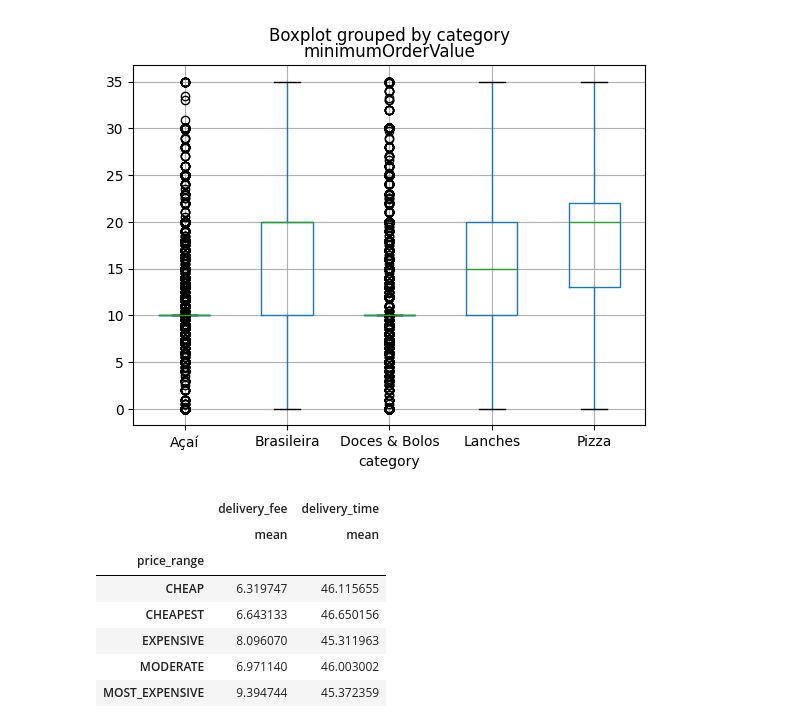
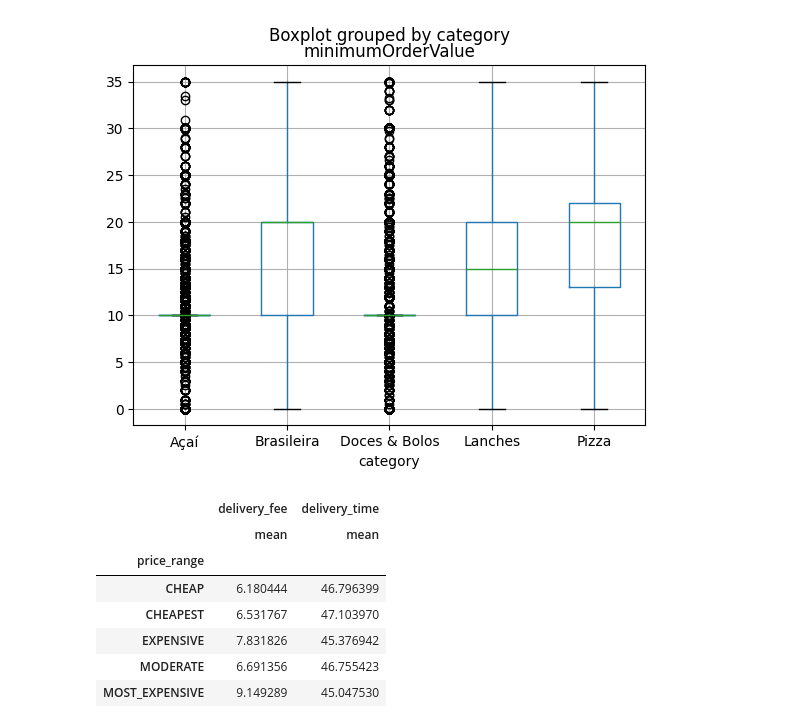
Before and after one commit to Laurentius96/DNC-DataScience, a Jupyter notebook: Materia_7-Estatistica/Aulas/DNC_DSM7_Material_medidas_estatisticas.ipynb, the cells around one changed output. Saved outputs shown, nothing was run; the diff lists cells and outputs as text; code cells hidden in the pictures.

```diff
--- a/Materia_7-Estatistica/Aulas/DNC_DSM7_Material_medidas_estatisticas.ipynb
+++ b/Materia_7-Estatistica/Aulas/DNC_DSM7_Material_medidas_estatisticas.ipynb
@@ -1017,14 +1016,14 @@ df_tmp.boxplot(column="minimumOrderValue", by="category")
 <Axes: title={'center': 'minimumOrderValue'}, xlabel='category'>
 [figure]
 # %%
-df.groupby("price_range")[["delivery_fee", "delivery_time"]].agg(["mean"])
+df_tmp.groupby("price_range")[["delivery_fee", "delivery_time"]].agg(["mean"])
 # %% [output]
 |  | delivery_fee | delivery_time |
 |  | mean | mean |
 | price_range |  |  |
-| CHEAP | 6.319747 | 46.115655 |
-| CHEAPEST | 6.643133 | 46.650156 |
-| EXPENSIVE | 8.096070 | 45.311963 |
-| MODERATE | 6.971140 | 46.003002 |
-| MOST_EXPENSIVE | 9.394744 | 45.372359 |
+| CHEAP | 6.180444 | 46.796399 |
+| CHEAPEST | 6.531767 | 47.103970 |
+| EXPENSIVE | 7.831826 | 45.376942 |
+| MODERATE | 6.691356 | 46.755423 |
+| MOST_EXPENSIVE | 9.149289 | 45.047530 |
 # %%
```
Also changed, not shown: parts of 4 cells of this notebook.
